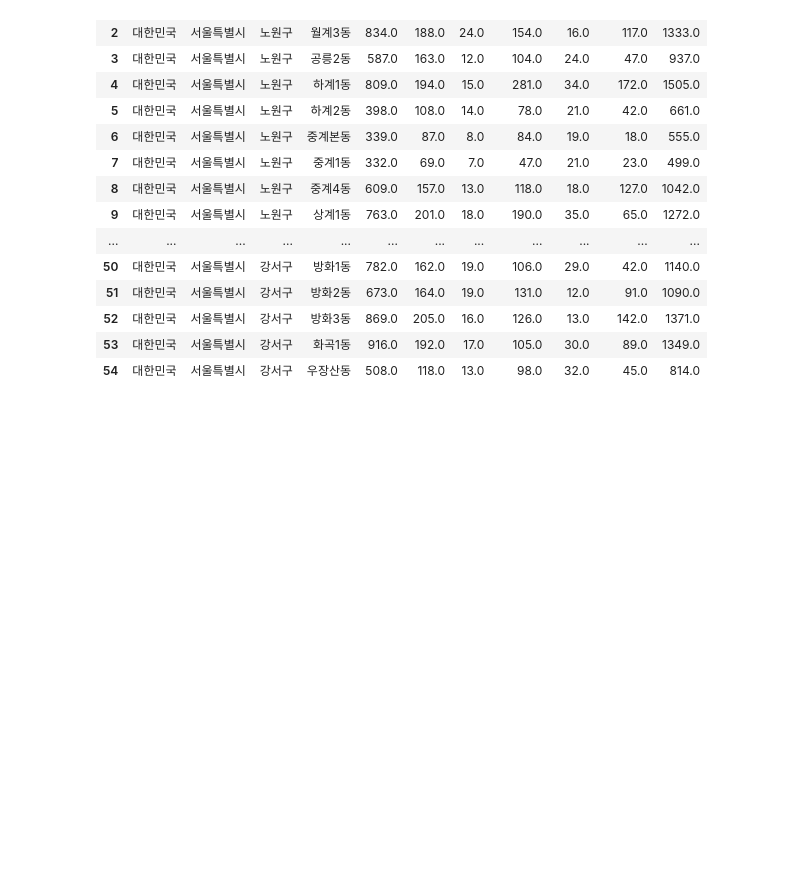
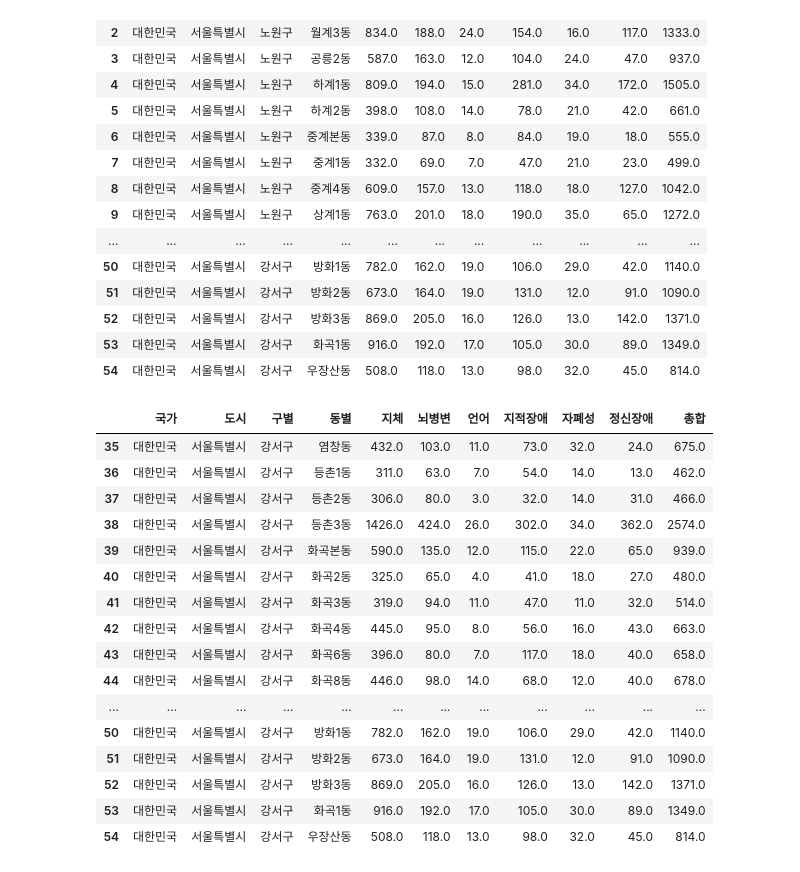
Before and after one commit to Toddbear20/Taxi_project, a Jupyter notebook: welfare.ipynb, the cells around one changed output. Drawn from its saved outputs; the diff is of its cells as text; code cells hidden in the pictures; blank space fills up the shorter version.

```diff
--- a/welfare.ipynb
+++ b/welfare.ipynb
@@ -89,3 +120,24 @@ df_ad
 | 52 | 대한민국 | 서울특별시 | 강서구 | 방화3동 | 869.0 | 205.0 | 16.0 | 126.0 | 13.0 | 142.0 | 1371.0 |
 | 53 | 대한민국 | 서울특별시 | 강서구 | 화곡1동 | 916.0 | 192.0 | 17.0 | 105.0 | 30.0 | 89.0 | 1349.0 |
 | 54 | 대한민국 | 서울특별시 | 강서구 | 우장산동 | 508.0 | 118.0 | 13.0 | 98.0 | 32.0 | 45.0 | 814.0 |
+# %%
+gang = df_ad[df_ad['구별']=='강서구']
+gang
+# %% [output]
+|  | 국가 | 도시 | 구별 | 동별 | 지체 | 뇌병변 | 언어 | 지적장애 | 자폐성 | 정신장애 | 총합 |
+| 35 | 대한민국 | 서울특별시 | 강서구 | 염창동 | 432.0 | 103.0 | 11.0 | 73.0 | 32.0 | 24.0 | 675.0 |
+| 36 | 대한민국 | 서울특별시 | 강서구 | 등촌1동 | 311.0 | 63.0 | 7.0 | 54.0 | 14.0 | 13.0 | 462.0 |
+| 37 | 대한민국 | 서울특별시 | 강서구 | 등촌2동 | 306.0 | 80.0 | 3.0 | 32.0 | 14.0 | 31.0 | 466.0 |
+| 38 | 대한민국 | 서울특별시 | 강서구 | 등촌3동 | 1426.0 | 424.0 | 26.0 | 302.0 | 34.0 | 362.0 | 2574.0 |
+| 39 | 대한민국 | 서울특별시 | 강서구 | 화곡본동 | 590.0 | 135.0 | 12.0 | 115.0 | 22.0 | 65.0 | 939.0 |
+| 40 | 대한민국 | 서울특별시 | 강서구 | 화곡2동 | 325.0 | 65.0 | 4.0 | 41.0 | 18.0 | 27.0 | 480.0 |
+| 41 | 대한민국 | 서울특별시 | 강서구 | 화곡3동 | 319.0 | 94.0 | 11.0 | 47.0 | 11.0 | 32.0 | 514.0 |
+| 42 | 대한민국 | 서울특별시 | 강서구 | 화곡4동 | 445.0 | 95.0 | 8.0 | 56.0 | 16.0 | 43.0 | 663.0 |
+| 43 | 대한민국 | 서울특별시 | 강서구 | 화곡6동 | 396.0 | 80.0 | 7.0 | 117.0 | 18.0 | 40.0 | 658.0 |
+| 44 | 대한민국 | 서울특별시 | 강서구 | 화곡8동 | 446.0 | 98.0 | 14.0 | 68.0 | 12.0 | 40.0 | 678.0 |
+| ... | ... | ... | ... | ... | ... | ... | ... | ... | ... | ... | ... |
+| 50 | 대한민국 | 서울특별시 | 강서구 | 방화1동 | 782.0 | 162.0 | 19.0 | 106.0 | 29.0 | 42.0 | 1140.0 |
+| 51 | 대한민국 | 서울특별시 | 강서구 | 방화2동 | 673.0 | 164.0 | 19.0 | 131.0 | 12.0 | 91.0 | 1090.0 |
+| 52 | 대한민국 | 서울특별시 | 강서구 | 방화3동 | 869.0 | 205.0 | 16.0 | 126.0 | 13.0 | 142.0 | 1371.0 |
+| 53 | 대한민국 | 서울특별시 | 강서구 | 화곡1동 | 916.0 | 192.0 | 17.0 | 105.0 | 30.0 | 89.0 | 1349.0 |
+| 54 | 대한민국 | 서울특별시 | 강서구 | 우장산동 | 508.0 | 118.0 | 13.0 | 98.0 | 32.0 | 45.0 | 814.0 |
```
Also changed, not shown: parts of 16 cells of this notebook, 6 other files.
